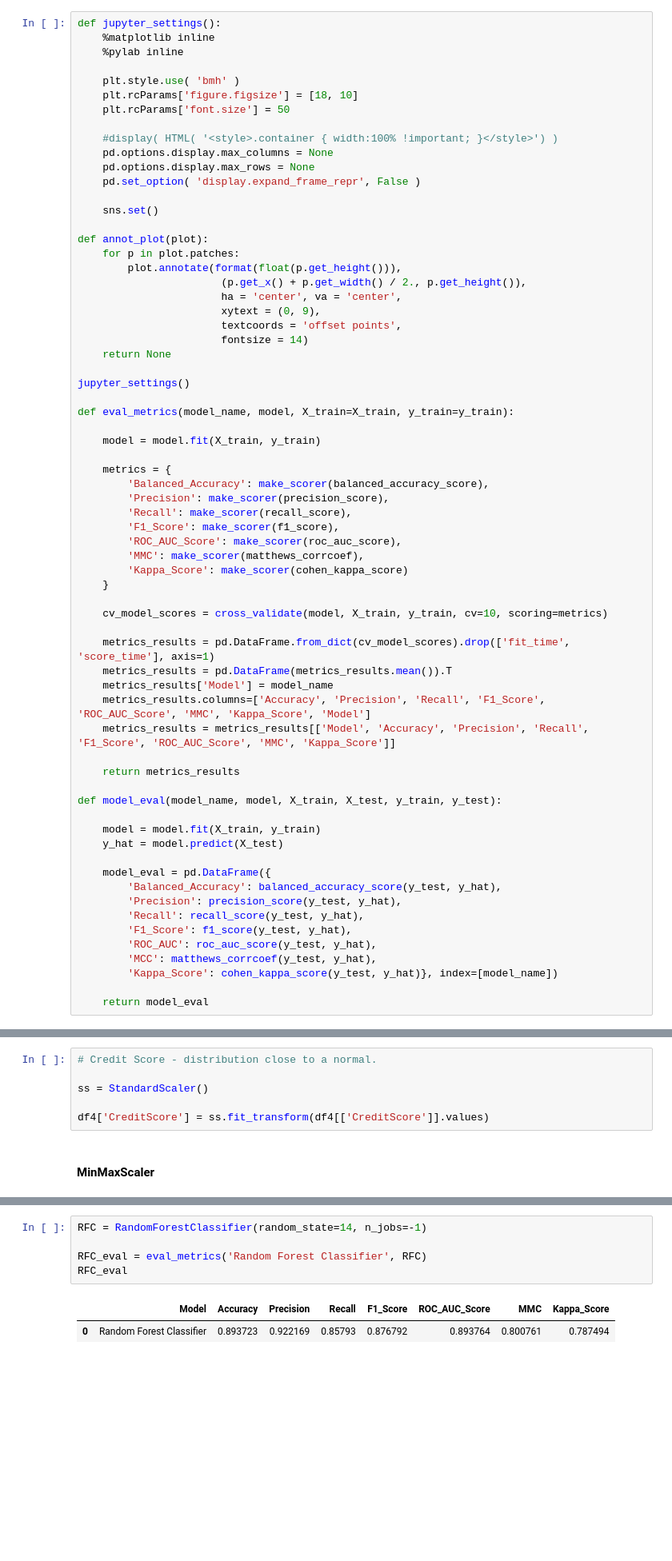
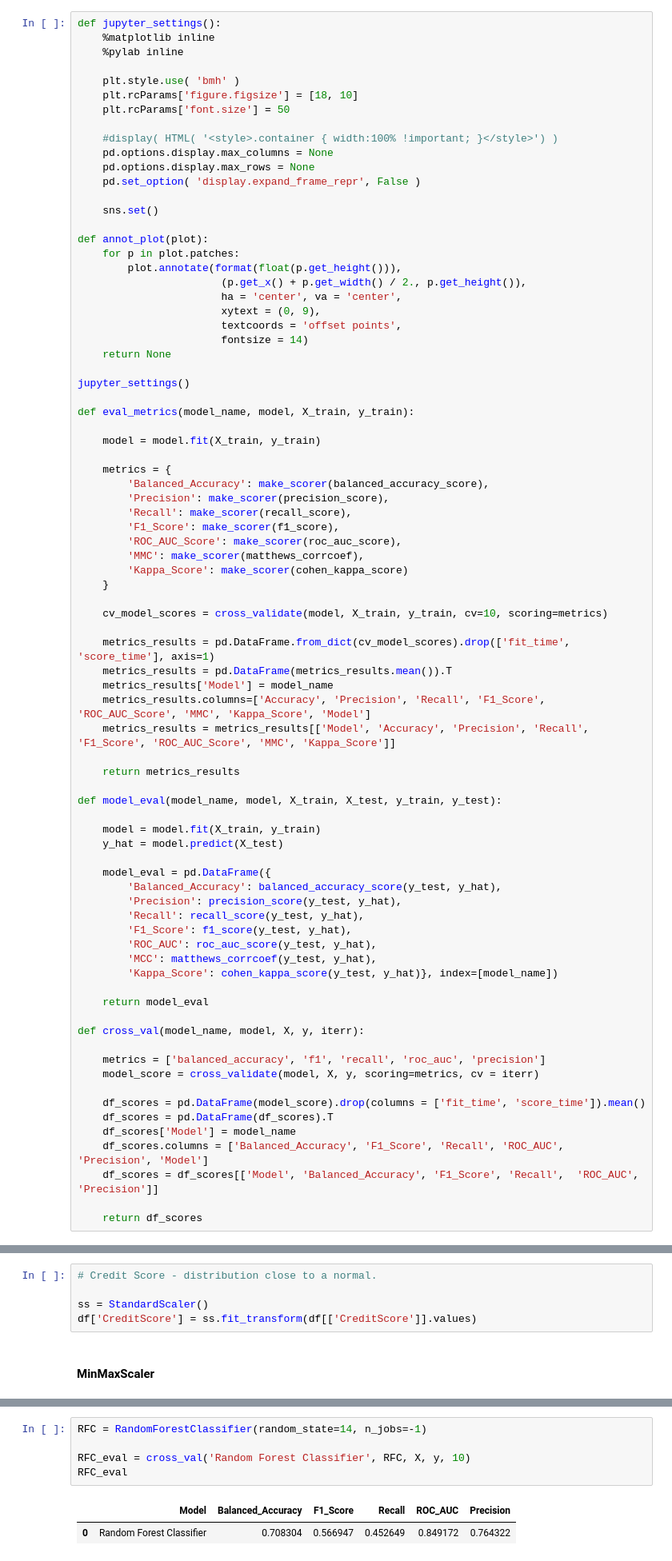
Before and after one commit to felipedmnq/churn-prediction, a Jupyter notebook: notebooks/C1_churn.ipynb, the cells around one changed output, grey strips where cells are left out. Shown at 80% size. Drawn from its saved outputs; the diff is of its cells as text; blank space fills up the shorter version.

Commit message:
done models cros validation evaluation - choosed LGMB as primary model

```diff
--- a/notebooks/C1_churn.ipynb
+++ b/notebooks/C1_churn.ipynb
@@ -61,7 +62,7 @@ def annot_plot(plot):
 
 jupyter_settings()
 
-def eval_metrics(model_name, model, X_train=X_train, y_train=y_train):
+def eval_metrics(model_name, model, X_train, y_train):
 
     model = model.fit(X_train, y_train)
 
@@ -100,6 +101,19 @@ def model_eval(model_name, model, X_train, X_test, y_train, y_test):
         'Kappa_Score': cohen_kappa_score(y_test, y_hat)}, index=[model_name])
 
     return model_eval
+
+def cross_val(model_name, model, X, y, iterr):
+
+    metrics = ['balanced_accuracy', 'f1', 'recall', 'roc_auc', 'precision']
+    model_score = cross_validate(model, X, y, scoring=metrics, cv = iterr)
+
+    df_scores = pd.DataFrame(model_score).drop(columns = ['fit_time', 'score_time']).mean()
+    df_scores = pd.DataFrame(df_scores).T
+    df_scores['Model'] = model_name
+    df_scores.columns = ['Balanced_Accuracy', 'F1_Score', 'Recall',	'ROC_AUC',	'Precision', 'Model']
+    df_scores = df_scores[['Model', 'Balanced_Accuracy', 'F1_Score', 'Recall',	'ROC_AUC',	'Precision']]
+
+    return df_scores
 # %% [output]
 Populating the interactive namespace from numpy and matplotlib
 # %% [markdown]
@@ -686,8 +697,7 @@ The is_first_col function was deprecated in Matplotlib 3.4 and will be removed t
 # Credit Score - distribution close to a normal.
 
 ss = StandardScaler()
-
-df4['CreditScore'] = ss.fit_transform(df4[['CreditScore']].values)
+df['CreditScore'] = ss.fit_transform(df[['CreditScore']].values)
 # %% [markdown]
 #### MinMaxScaler
 # %%
@@ -814,10 +825,10 @@ X_test = X_test.drop(columns=['Gender', 'Geo_France', 'Geo_Germany', 'Geo_Spain'
 # %%
 RFC = RandomForestClassifier(random_state=14, n_jobs=-1)
 
-RFC_eval = eval_metrics('Random Forest Classifier', RFC)
+RFC_eval = cross_val('Random Forest Classifier', RFC, X, y, 10)
 RFC_eval
 # %% [output]
-|  | Model | Accuracy | Precision | Recall | F1_Score | ROC_AUC_Score | MMC | Kappa_Score |
-| 0 | Random Forest Classifier | 0.893723 | 0.922169 | 0.85793 | 0.876792 | 0.893764 | 0.800761 | 0.787494 |
+|  | Model | Balanced_Accuracy | F1_Score | Recall | ROC_AUC | Precision |
+| 0 | Random Forest Classifier | 0.708304 | 0.566947 | 0.452649 | 0.849172 | 0.764322 |
 # %% [markdown]
 ### Decision Tree Classifier
```
Also changed, not shown: parts of 37 cells of this notebook, 1 other file.
